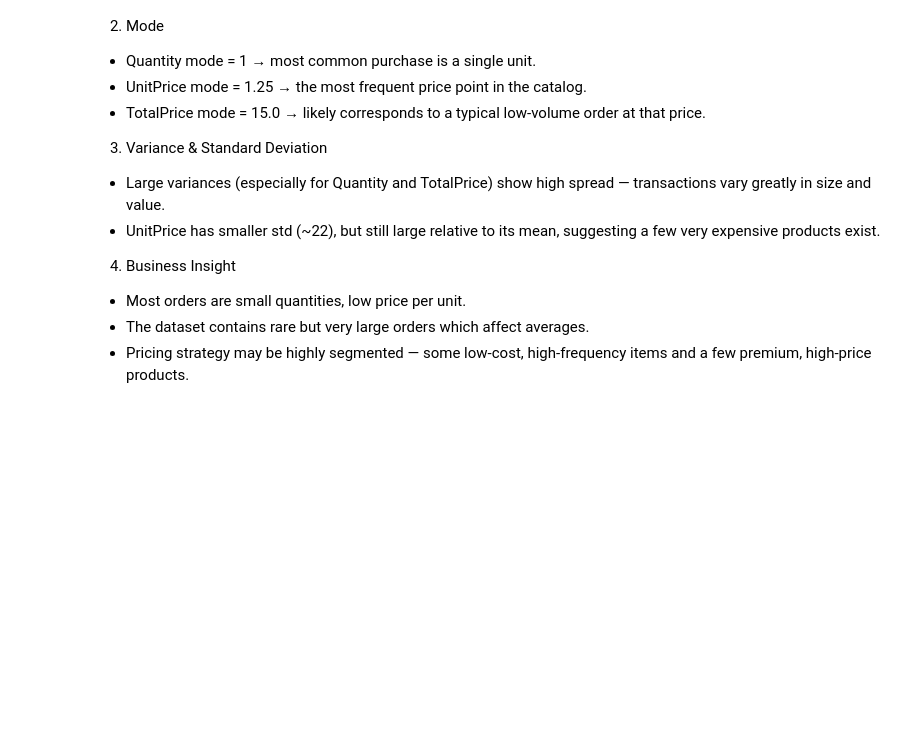
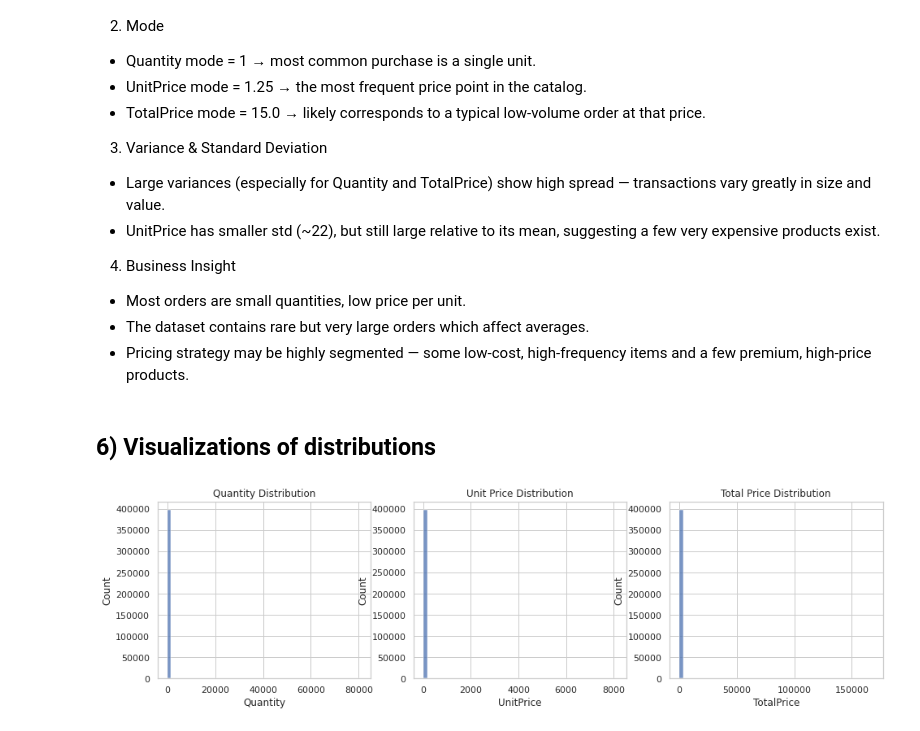
Before and after one commit to Jalilnkh/My-Daily-Python-Learning, a Jupyter notebook: Customer Purchase Behavior Analysis/Customer_Purchase_Behavior_Analysis.ipynb, the cells around one changed output. Drawn from its saved outputs; the diff is of its cells as text; code cells hidden in the pictures; blank space fills up the shorter version.

```diff
--- a/Customer Purchase Behavior Analysis/Customer_Purchase_Behavior_Analysis.ipynb
+++ b/Customer Purchase Behavior Analysis/Customer_Purchase_Behavior_Analysis.ipynb
@@ -141,3 +150,13 @@ summary_stats
 - Most orders are small quantities, low price per unit.
 - The dataset contains rare but very large orders which affect averages.
 - Pricing strategy may be highly segmented — some low-cost, high-frequency items and a few premium, high-price products.
+# %% [markdown]
+## 6) Visualizations of distributions
+# %%
+fig, axes = plt.subplots(1, 3, figsize=(16,4))
+sns.histplot(df["Quantity"], bins=50, ax=axes[0]); axes[0].set_title("Quantity Distribution")
+sns.histplot(df["UnitPrice"], bins=50, ax=axes[1]); axes[1].set_title("Unit Price Distribution")
+sns.histplot(df["TotalPrice"], bins=50, ax=axes[2]); axes[2].set_title("Total Price Distribution")
+plt.show()
+# %% [output]
+[figure, added]
```
Also changed, not shown: parts of 14 cells of this notebook.
